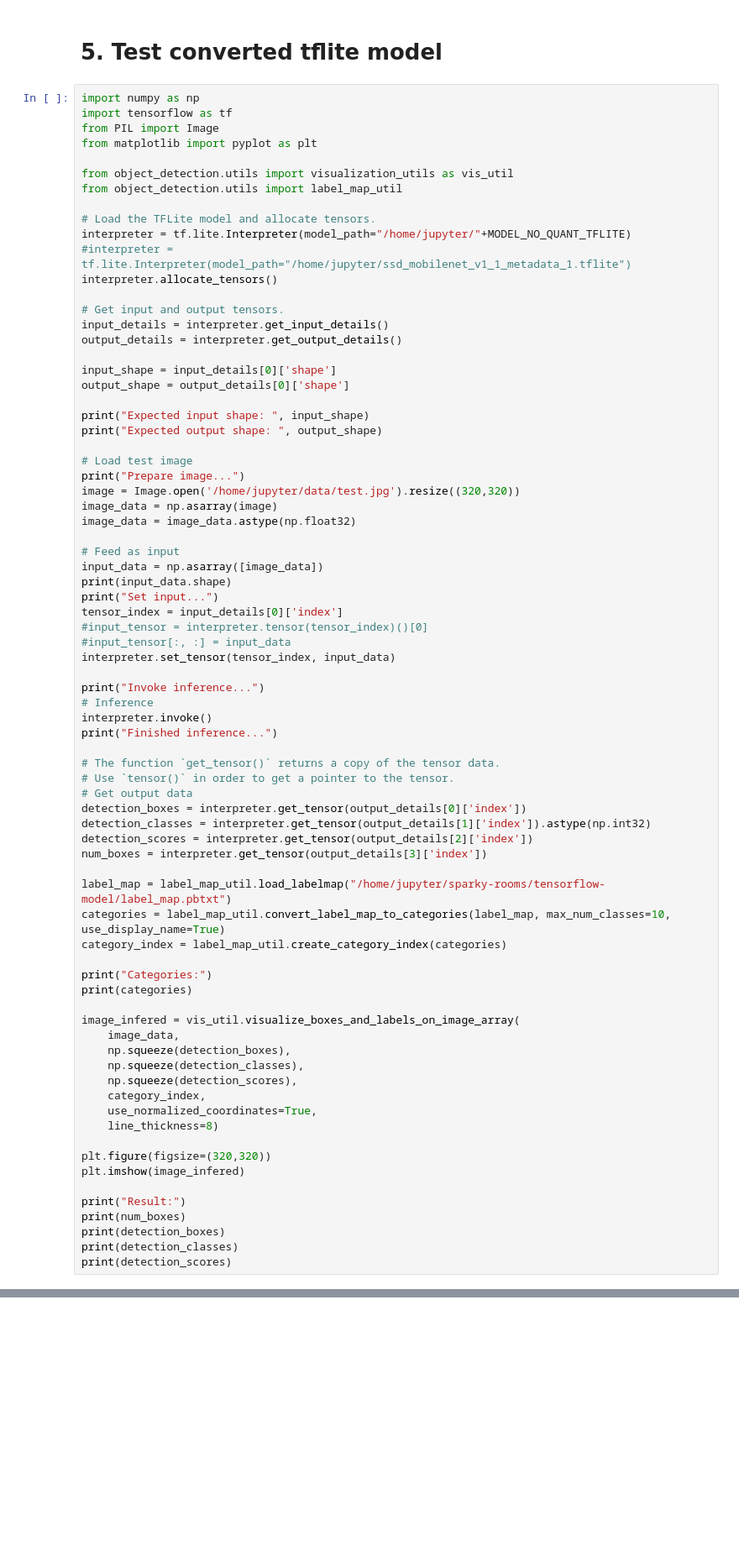
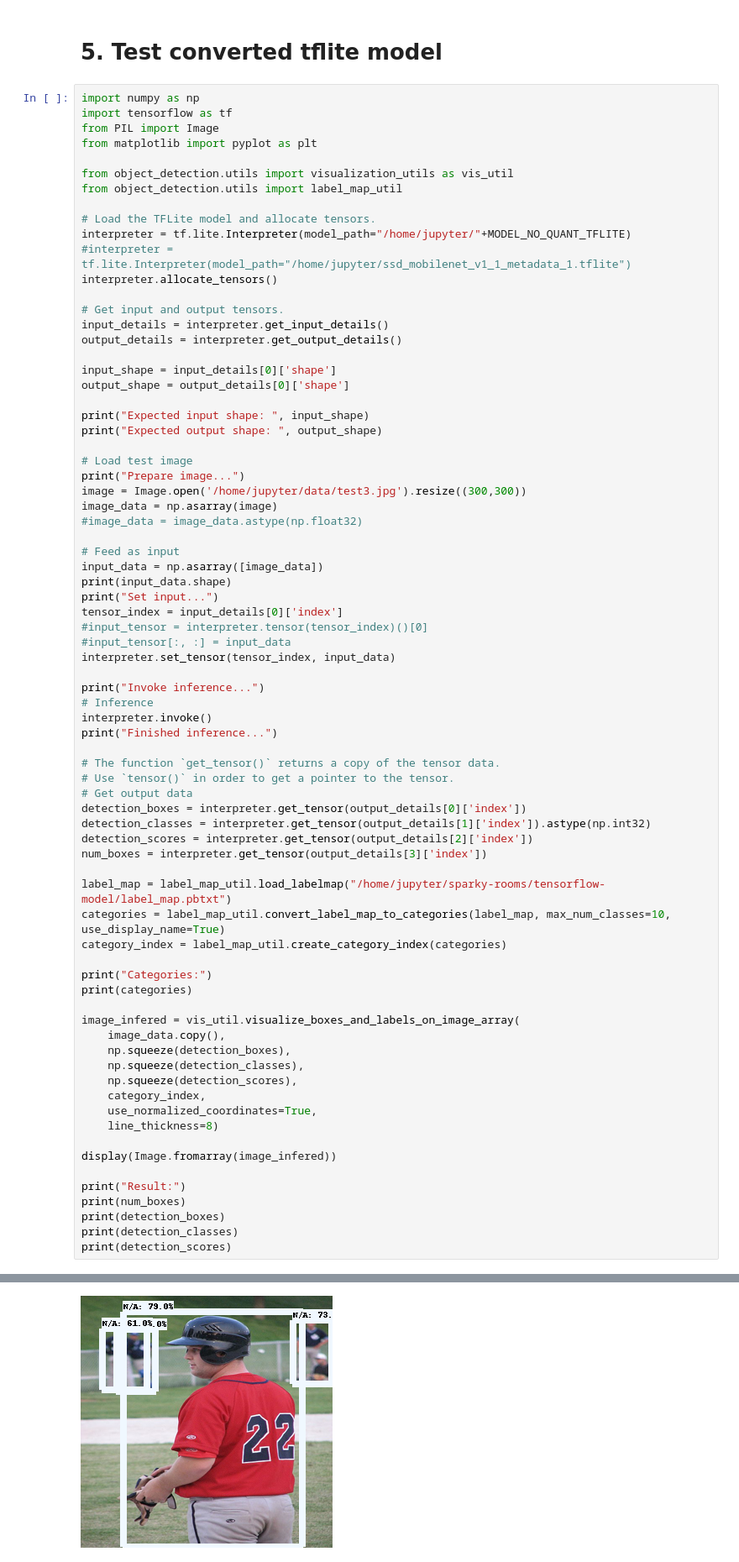
Before and after one commit to pmatthaei-iteratec/sparky-rooms, a Jupyter notebook: tensorflow-model/train.ipynb, the cells around one changed output, grey strips where cells are left out. Shown at 84% size. Drawn from its saved outputs; the diff is of its cells as text; blank space fills up the shorter version.

```diff
--- a/tensorflow-model/train.ipynb
+++ b/tensorflow-model/train.ipynb
@@ -193,9 +173,9 @@ print("Expected output shape: ", output_shape)
 
 # Load test image
 print("Prepare image...")
-image = Image.open('/home/jupyter/data/test.jpg').resize((320,320))
+image = Image.open('/home/jupyter/data/test3.jpg').resize((300,300))
 image_data = np.asarray(image)
-image_data = image_data.astype(np.float32)
+#image_data = image_data.astype(np.float32)
 
 # Feed as input
 input_data = np.asarray([image_data])
@@ -227,7 +207,7 @@ print("Categories:")
 print(categories)
 
 image_infered = vis_util.visualize_boxes_and_labels_on_image_array(
-    image_data,
+    image_data.copy(),
     np.squeeze(detection_boxes),
     np.squeeze(detection_classes),
     np.squeeze(detection_scores),
@@ -235,8 +215,7 @@ image_infered = vis_util.visualize_boxes_and_labels_on_image_array(
     use_normalized_coordinates=True,
     line_thickness=8)
 
-plt.figure(figsize=(320,320))
-plt.imshow(image_infered)
+display(Image.fromarray(image_infered))
 
 print("Result:")
 print(num_boxes)
@@ -252,0 +235 @@ Invoke inference...
+[figure, added]
```
Also changed, not shown: parts of 4 cells of this notebook.
